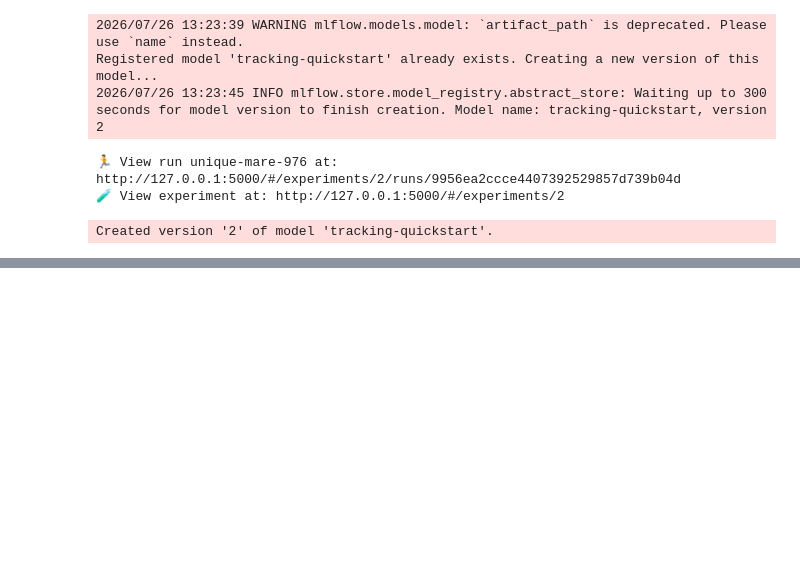
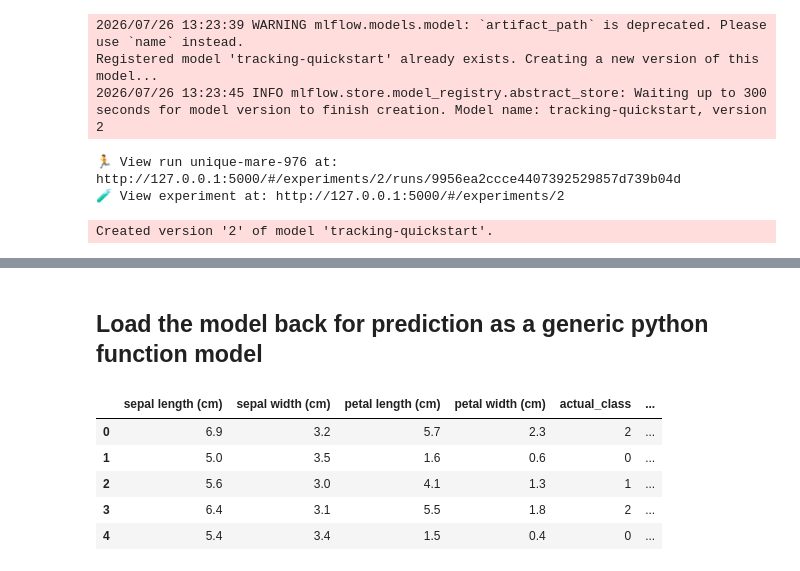
Before and after one commit to DanielGeek/python_projects, a Jupyter notebook: 86-MLOps/13-mlflow/01-project/gettingstarted.ipynb, the cells around one changed output, grey strips where cells are left out. Drawn from its saved outputs; the diff is of its cells as text; code cells hidden in the pictures; blank space fills up the shorter version.

Commit message:
feat: add inference model artifact

```diff
--- a/86-MLOps/13-mlflow/01-project/gettingstarted.ipynb
+++ b/86-MLOps/13-mlflow/01-project/gettingstarted.ipynb
@@ -148,0 +894,20 @@ Created version '2' of model 'tracking-quickstart'.
+# %% [markdown]
+## Load the model back for prediction as a generic python function model
+# %%
+loaded_model = mlflow.pyfunc.load_model(model_info.model_uri)
+predictions = loaded_model.predict(X_test)
+
+iris_features_name = datasets.load_iris().feature_names
+
+result = pd.DataFrame(X_test, columns=iris_features_name)
+result["actual_class"] = y_test
+result["predicted_class"] = predictions
+# %%
+result[:5]
+# %% [output]
+|  | sepal length (cm) | sepal width (cm) | petal length (cm) | petal width (cm) | actual_class | ... |
+| 0 | 6.9 | 3.2 | 5.7 | 2.3 | 2 | ... |
+| 1 | 5.0 | 3.5 | 1.6 | 0.6 | 0 | ... |
+| 2 | 5.6 | 3.0 | 4.1 | 1.3 | 1 | ... |
+| 3 | 6.4 | 3.1 | 5.5 | 1.8 | 2 | ... |
+| 4 | 5.4 | 3.4 | 1.5 | 0.4 | 0 | ... |
```
Also changed, not shown: parts of 3 cells of this notebook.
